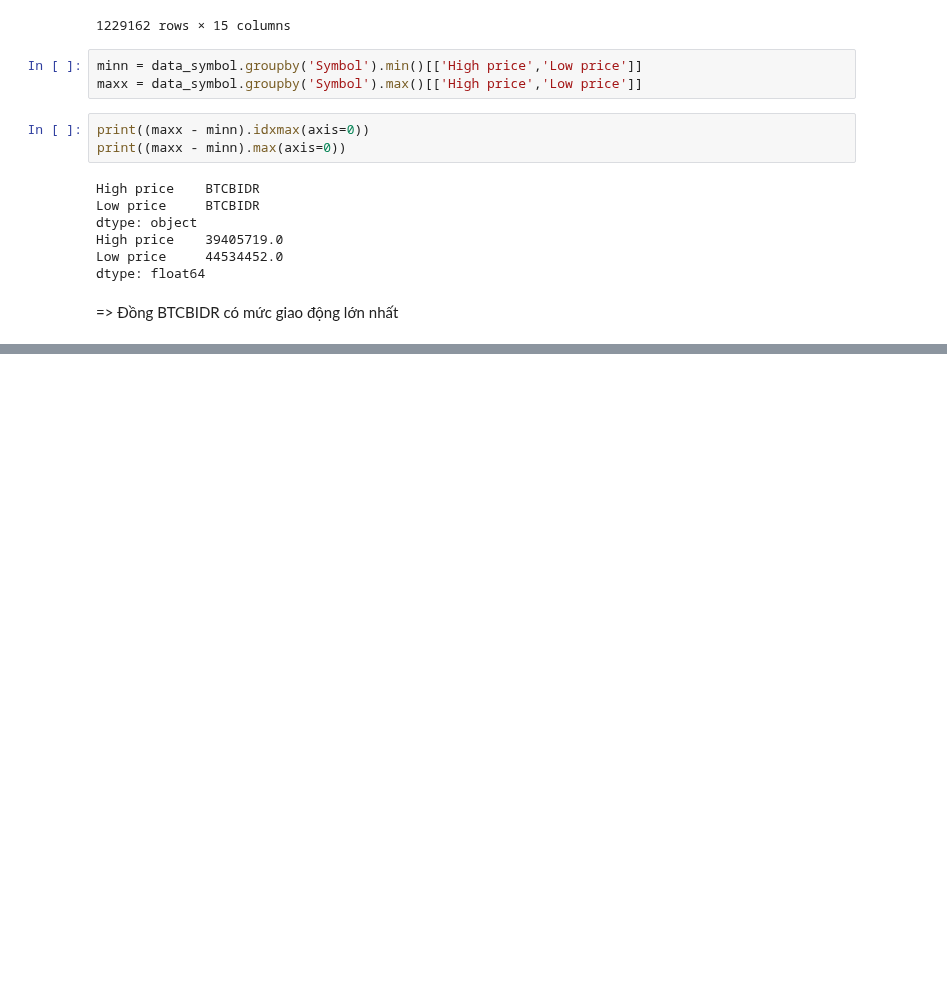
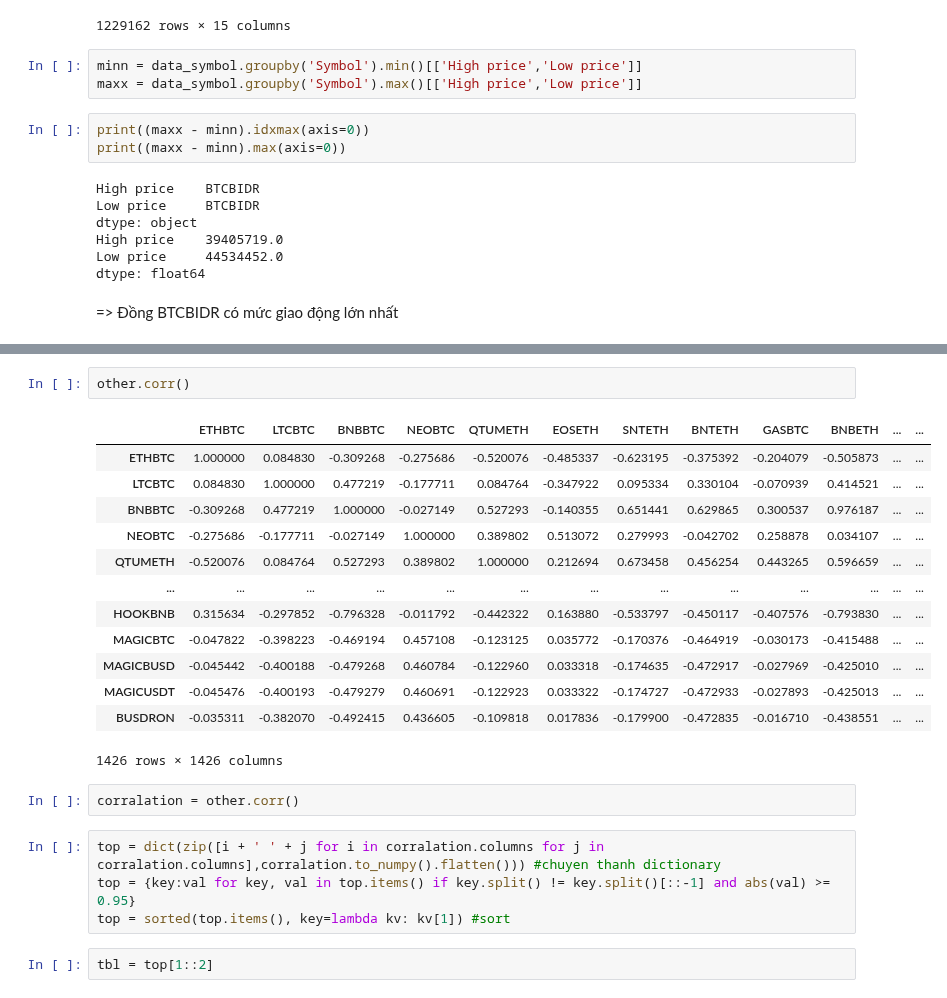
Before and after one commit to nhatruong1009/CryptoPrediction, a Jupyter notebook: src/up_down_trend.ipynb, the cells around one changed output, grey strips where cells are left out. Drawn from its saved outputs; the diff is of its cells as text; blank space fills up the shorter version.

```diff
--- a/src/up_down_trend.ipynb
+++ b/src/up_down_trend.ipynb
@@ -126,0 +171,24 @@ dtype: float64
+# %%
+other.corr()
+# %% [output]
+|  | ETHBTC | LTCBTC | BNBBTC | NEOBTC | QTUMETH | EOSETH | SNTETH | BNTETH | GASBTC | BNBETH | ... | ... |
+| ETHBTC | 1.000000 | 0.084830 | -0.309268 | -0.275686 | -0.520076 | -0.485337 | -0.623195 | -0.375392 | -0.204079 | -0.505873 | ... | ... |
+| LTCBTC | 0.084830 | 1.000000 | 0.477219 | -0.177711 | 0.084764 | -0.347922 | 0.095334 | 0.330104 | -0.070939 | 0.414521 | ... | ... |
+| BNBBTC | -0.309268 | 0.477219 | 1.000000 | -0.027149 | 0.527293 | -0.140355 | 0.651441 | 0.629865 | 0.300537 | 0.976187 | ... | ... |
+| NEOBTC | -0.275686 | -0.177711 | -0.027149 | 1.000000 | 0.389802 | 0.513072 | 0.279993 | -0.042702 | 0.258878 | 0.034107 | ... | ... |
+| QTUMETH | -0.520076 | 0.084764 | 0.527293 | 0.389802 | 1.000000 | 0.212694 | 0.673458 | 0.456254 | 0.443265 | 0.596659 | ... | ... |
+| ... | ... | ... | ... | ... | ... | ... | ... | ... | ... | ... | ... | ... |
+| HOOKBNB | 0.315634 | -0.297852 | -0.796328 | -0.011792 | -0.442322 | 0.163880 | -0.533797 | -0.450117 | -0.407576 | -0.793830 | ... | ... |
+| MAGICBTC | -0.047822 | -0.398223 | -0.469194 | 0.457108 | -0.123125 | 0.035772 | -0.170376 | -0.464919 | -0.030173 | -0.415488 | ... | ... |
+| MAGICBUSD | -0.045442 | -0.400188 | -0.479268 | 0.460784 | -0.122960 | 0.033318 | -0.174635 | -0.472917 | -0.027969 | -0.425010 | ... | ... |
+| MAGICUSDT | -0.045476 | -0.400193 | -0.479279 | 0.460691 | -0.122923 | 0.033322 | -0.174727 | -0.472933 | -0.027893 | -0.425013 | ... | ... |
+| BUSDRON | -0.035311 | -0.382070 | -0.492415 | 0.436605 | -0.109818 | 0.017836 | -0.179900 | -0.472835 | -0.016710 | -0.438551 | ... | ... |
+1426 rows × 1426 columns
+# %%
+corralation = other.corr()
+# %%
+top = dict(zip([i + ' ' + j for i in corralation.columns for j in corralation.columns],corralation.to_numpy().flatten())) #chuyen thanh dictionary
+top = {key:val for key, val in top.items() if key.split() != key.split()[::-1] and abs(val) >= 0.95}
+top = sorted(top.items(), key=lambda kv: kv[1]) #sort
+# %%
+tbl = top[1::2]
```
Also changed, not shown: parts of 8 cells of this notebook.
